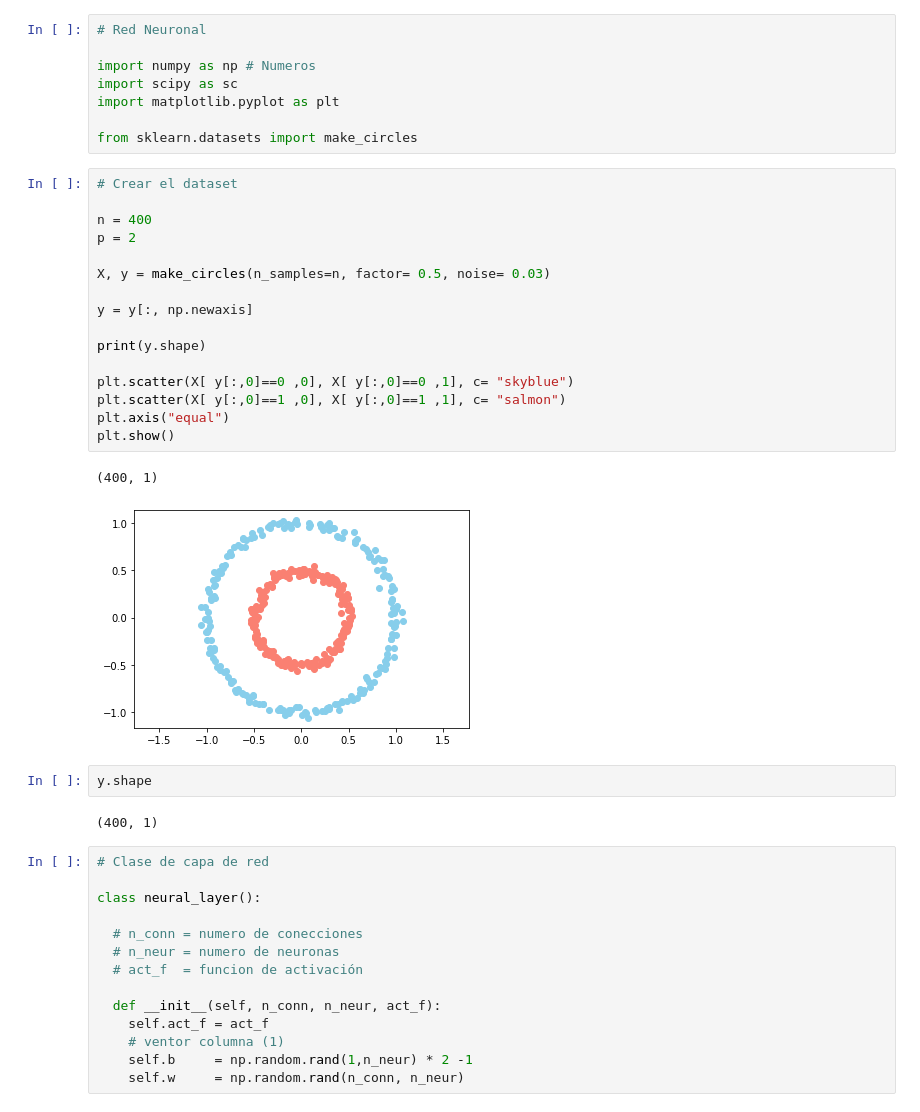
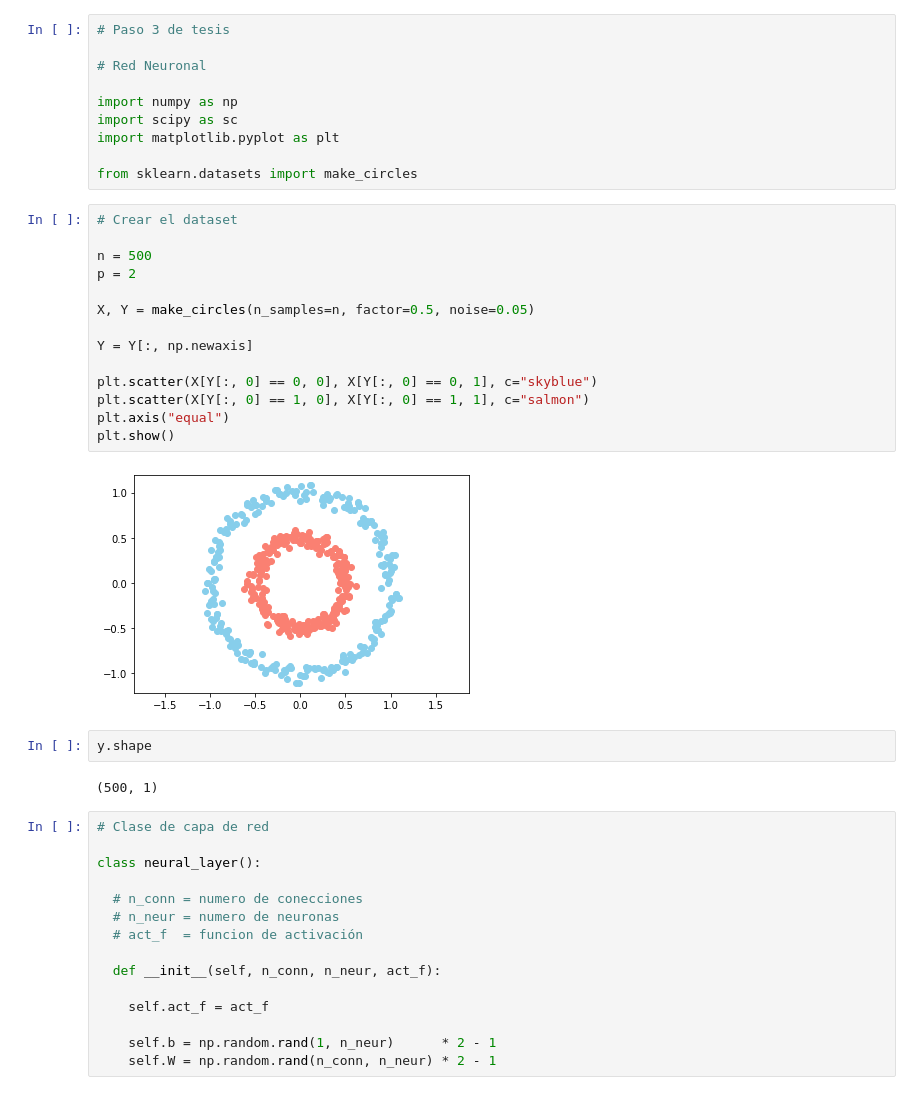
Before and after one commit to Beta628427/Tesis, a Jupyter notebook: RNeuronal_Beta.ipynb, the cells around one changed output. Cells and saved outputs as stored; diff of their text form.

```diff
--- a/RNeuronal_Beta.ipynb
+++ b/RNeuronal_Beta.ipynb
@@ -1,9 +1,11 @@
 # %% [markdown]
 <a href="https://colab.research.google.com/github/Beta628427/Tesis/blob/master/RNeuronal_Beta.ipynb" target="_parent"><img src="https://colab.research.google.com/assets/colab-badge.svg" alt="Open In Colab"/></a>
 # %%
+# Paso 3 de tesis
+
 # Red Neuronal
 
-import numpy as np # Numeros
+import numpy as np
 import scipy as sc
 import matplotlib.pyplot as plt
 
@@ -11,26 +13,23 @@ from sklearn.datasets import make_circles
 # %%
 # Crear el dataset
 
-n = 400
+n = 500
 p = 2
 
-X, y = make_circles(n_samples=n, factor= 0.5, noise= 0.03)
+X, Y = make_circles(n_samples=n, factor=0.5, noise=0.05)
 
-y = y[:, np.newaxis]
+Y = Y[:, np.newaxis]
 
-print(y.shape)
-
-plt.scatter(X[ y[:,0]==0 ,0], X[ y[:,0]==0 ,1], c= "skyblue")
-plt.scatter(X[ y[:,0]==1 ,0], X[ y[:,0]==1 ,1], c= "salmon")
+plt.scatter(X[Y[:, 0] == 0, 0], X[Y[:, 0] == 0, 1], c="skyblue")
+plt.scatter(X[Y[:, 0] == 1, 0], X[Y[:, 0] == 1, 1], c="salmon")
 plt.axis("equal")
 plt.show()
 # %% [output]
-(400, 1)
-[figure, old version]
+[figure, new version]
 # %%
 y.shape
 # %% [output]
-(400, 1)
+(500, 1)
 # %%
 # Clase de capa de red
 
@@ -41,10 +40,11 @@ class neural_layer():
   # act_f  = funcion de activación
 
   def __init__(self, n_conn, n_neur, act_f):
+
     self.act_f = act_f
-    # ventor columna (1)
-    self.b     = np.random.rand(1,n_neur) * 2 -1
-    self.w     = np.random.rand(n_conn, n_neur)
+
+    self.b = np.random.rand(1, n_neur)      * 2 - 1
+    self.W = np.random.rand(n_conn, n_neur) * 2 - 1
 # %%
 # Funciones de activación
 
```
Also changed, not shown: parts of 4 cells of this notebook.
